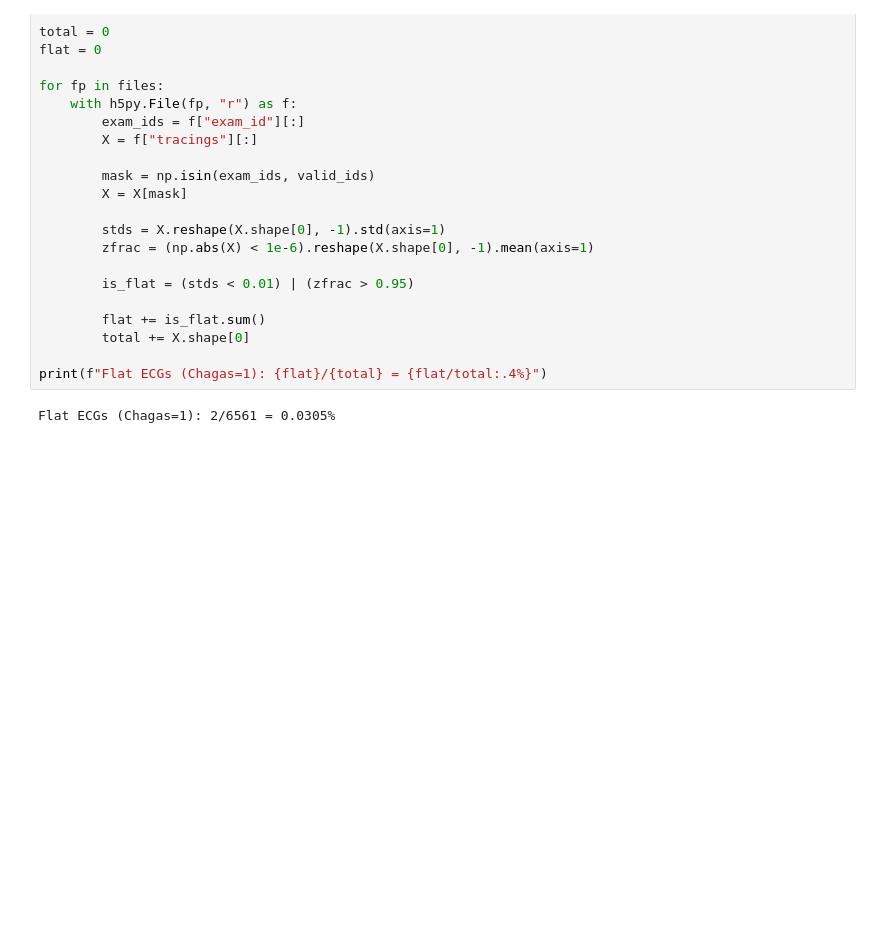
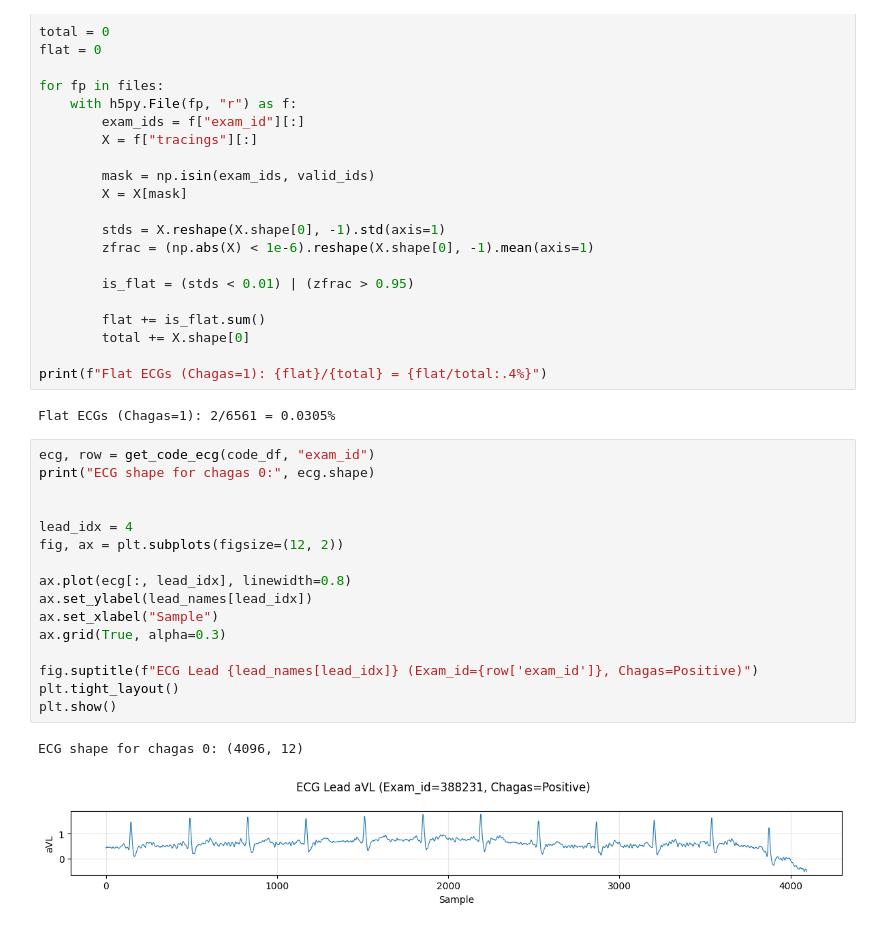
Before and after one commit to Vilnius-Kosice-joint-project-2026/detection-of-chagas-disease, a Jupyter notebook: notebooks/eda.ipynb, the cells around one changed output. Drawn from its saved outputs; the diff is of its cells as text; blank space fills up the shorter version.

```diff
--- a/notebooks/eda.ipynb
+++ b/notebooks/eda.ipynb
@@ -371,3 +389,22 @@ for fp in files:
 print(f"Flat ECGs (Chagas=1): {flat}/{total} = {flat/total:.4%}")
 # %% [output]
 Flat ECGs (Chagas=1): 2/6561 = 0.0305%
+# %%
+ecg, row = get_code_ecg(code_df, "exam_id")
+print("ECG shape for chagas 0:", ecg.shape)
+
+
+lead_idx = 4
+fig, ax = plt.subplots(figsize=(12, 2))
+
+ax.plot(ecg[:, lead_idx], linewidth=0.8)
+ax.set_ylabel(lead_names[lead_idx])
+ax.set_xlabel("Sample")
+ax.grid(True, alpha=0.3)
+
+fig.suptitle(f"ECG Lead {lead_names[lead_idx]} (Exam_id={row['exam_id']}, Chagas=Positive)")
+plt.tight_layout()
+plt.show()
+# %% [output]
+ECG shape for chagas 0: (4096, 12)
+[figure, added]
```
Also changed, not shown: parts of 7 cells of this notebook, 4 other files.
